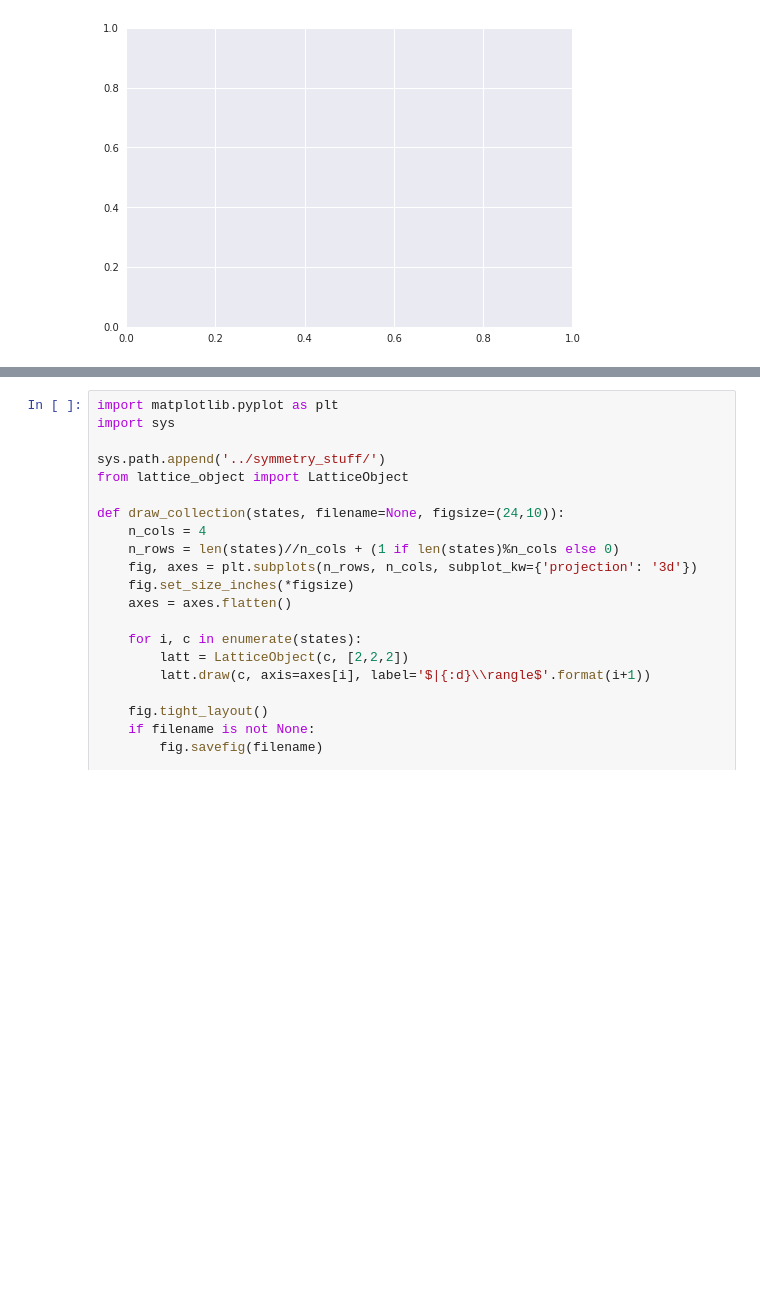
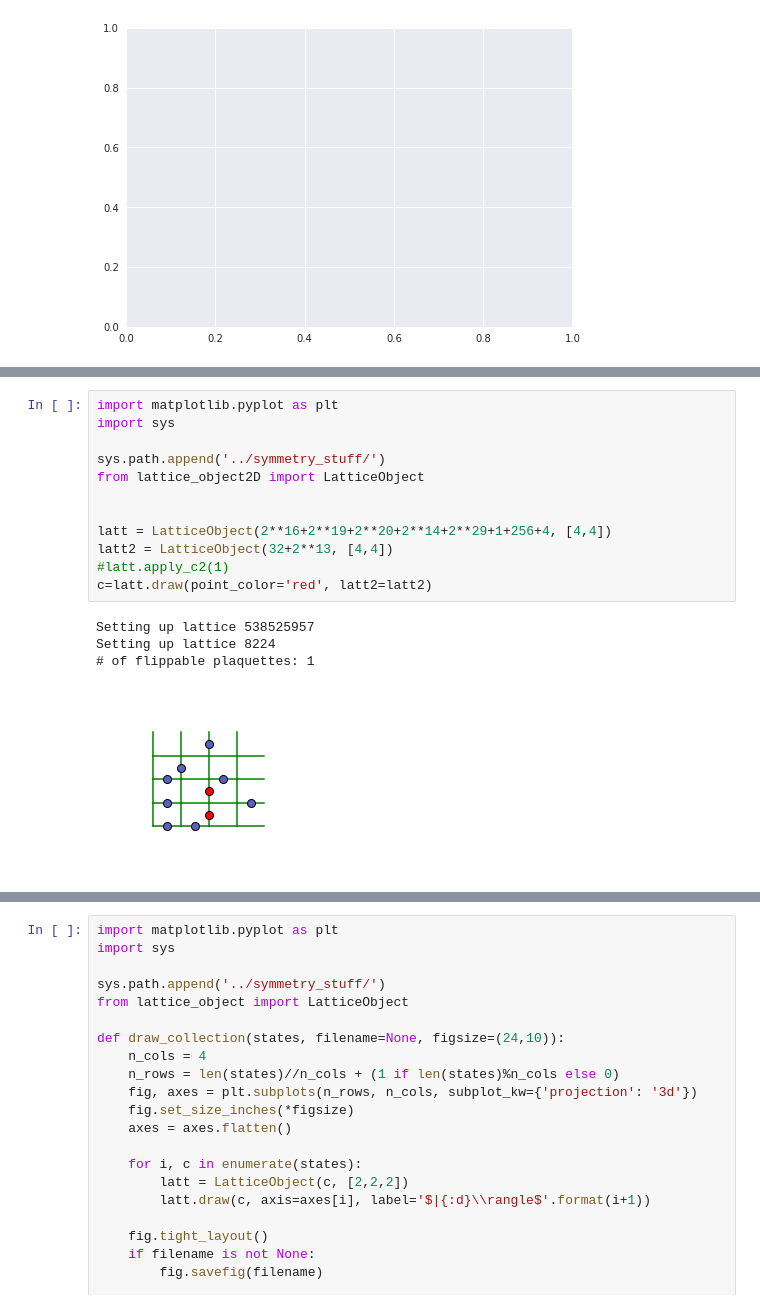
Before and after one commit to cygnus2/FQLMs, a Jupyter notebook: python_notebooks/lattice_vis_2d.ipynb, the cells around one changed output, grey strips where cells are left out. Saved outputs shown, nothing was run; the diff lists cells and outputs as text; blank space fills up the shorter version.

```diff
--- a/python_notebooks/lattice_vis_2d.ipynb
+++ b/python_notebooks/lattice_vis_2d.ipynb
@@ -44,0 +80,17 @@ NameError: name 'eigenstates' is not defined
+# %%
+import matplotlib.pyplot as plt
+import sys
+
+sys.path.append('../symmetry_stuff/')
+from lattice_object2D import LatticeObject
+
+
+latt = LatticeObject(2**16+2**19+2**20+2**14+2**29+1+256+4, [4,4])
+latt2 = LatticeObject(32+2**13, [4,4])
+#latt.apply_c2(1)
+c=latt.draw(point_color='red', latt2=latt2)
+# %% [output]
+Setting up lattice 538525957
+Setting up lattice 8224
+# of flippable plaquettes: 1
+[figure, added]
```
Also changed, not shown: parts of 15 cells of this notebook.
